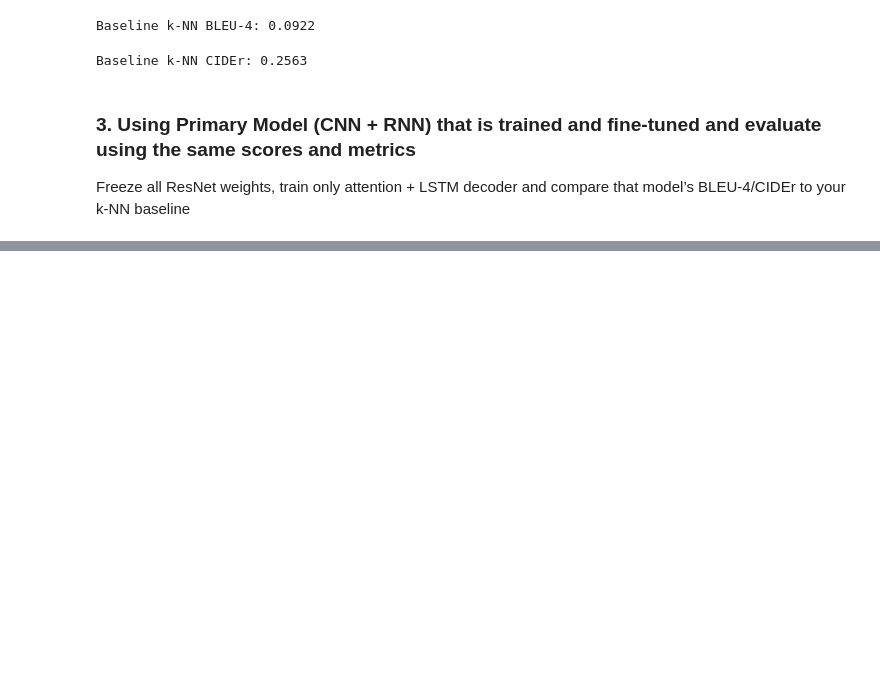
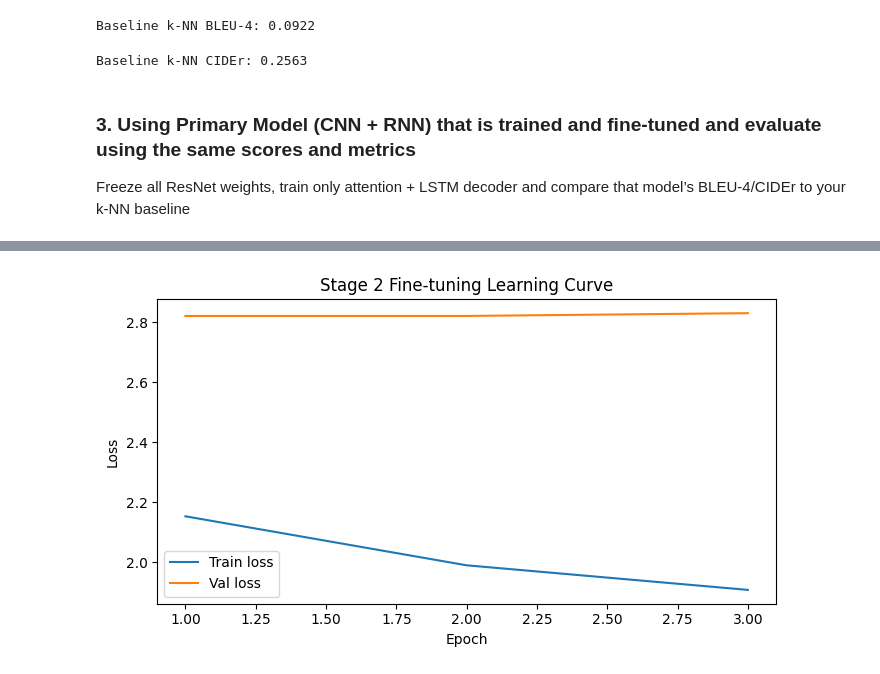
Before and after one commit to Zyx8890/APS360_Deep_Learning, a Jupyter notebook: Project/src/DL_project.ipynb, the cells around one changed output, grey strips where cells are left out. Drawn from its saved outputs; the diff is of its cells as text; code cells hidden in the pictures; blank space fills up the shorter version.

```diff
--- a/Project/src/DL_project.ipynb
+++ b/Project/src/DL_project.ipynb
@@ -737,0 +697,35 @@ except Exception as e:
+# %%
+# 7) Stage 2 fine-tuning — unfreeze last ResNet block and train at lower LR
+def unfreeze_last_block(model):
+    for name, param in model.cnn.named_parameters():
+        if name.startswith("7."):
+            param.requires_grad = True
+
+unfreeze_last_block(encoder)
+optimizer = torch.optim.Adam(
+    list(decoder.parameters()) + [p for p in encoder.parameters() if p.requires_grad],
+    lr=1e-4
+)
+# Reset scaler for fine-tuning stage
+scaler = amp.GradScaler(enabled=(device.type == 'cuda'))
+
+ft_epochs = 3
+ft_train_losses, ft_val_losses = [], []
+
+for epoch in range(1, ft_epochs + 1):
+    train_loss = run_epoch(train_loader, train=True)
+    val_loss   = run_epoch(val_loader,   train=False)
+    ft_train_losses.append(train_loss)
+    ft_val_losses.append(val_loss)
+    print(f"FT Epoch {epoch}/{ft_epochs}  train loss: {train_loss:.4f}  val loss: {val_loss:.4f}")
+
+plt.figure(figsize=(7, 4))
+plt.plot(range(1, ft_epochs + 1), ft_train_losses, label='Train loss')
+plt.plot(range(1, ft_epochs + 1), ft_val_losses,   label='Val loss')
+plt.xlabel('Epoch')
+plt.ylabel('Loss')
+plt.title('Stage 2 Fine-tuning Learning Curve')
+plt.legend()
+plt.tight_layout()
+plt.show()
+# %% [output]
@@ -737,0 +735 @@ except Exception as e:
+[figure, added]
```
Also changed, not shown: parts of 11 cells of this notebook, 21 other files.
